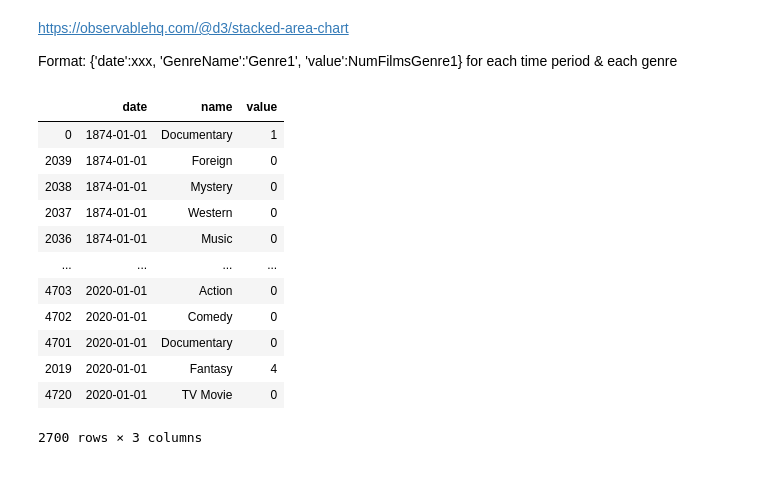
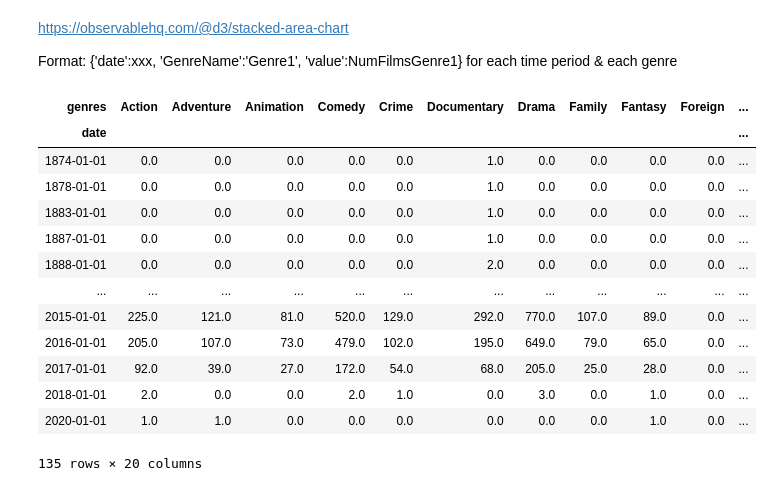
Before and after one commit to com-480-data-visualization/com-480-project-pasdenom, a Jupyter notebook: dataviz_moviesGenres.ipynb, the cells around one changed output. Drawn from its saved outputs; the diff is of its cells as text; code cells hidden in the pictures.

Commit message:
Fixes data for genre

```diff
--- a/dataviz_moviesGenres.ipynb
+++ b/dataviz_moviesGenres.ipynb
@@ -276,20 +204,3 @@ data_cumulative.to_csv('Data/data_cumulative_race.csv', columns = ['date', 'name
 https://observablehq.com/@d3/stacked-area-chart
 
 Format: {'date':xxx, 'GenreName':'Genre1', 'value':NumFilmsGenre1} for each time period & each genre
-# %%
-data_race = data_race.sort_values('date').drop_duplicates(subset = ['date', 'name'])
-data_race
-# %% [output]
-|  | date | name | value |
-| 0 | 1874-01-01 | Documentary | 1 |
-| 2039 | 1874-01-01 | Foreign | 0 |
-| 2038 | 1874-01-01 | Mystery | 0 |
-| 2037 | 1874-01-01 | Western | 0 |
-| 2036 | 1874-01-01 | Music | 0 |
-| ... | ... | ... | ... |
-| 4703 | 2020-01-01 | Action | 0 |
-| 4702 | 2020-01-01 | Comedy | 0 |
-| 4701 | 2020-01-01 | Documentary | 0 |
-| 2019 | 2020-01-01 | Fantasy | 4 |
-| 4720 | 2020-01-01 | TV Movie | 0 |
-2700 rows × 3 columns
@@ -300,2 +207,25 @@ data_area_stacked.index = pd.to_datetime(data_area_stacked.index)
+# %%
+data_area_stacked = genres_year_df.groupby(['year', 'genres']).count().reset_index()[['year', 'genres', 'date']]
+data_area_stacked.rename({'year':'date', 'date':'value'}, axis = 1, inplace = True)
+# %%
+data_area_stacked = data_area_stacked.pivot(index = 'date', columns = 'genres', values = 'value').fillna(0)
+data_area_stacked.index = pd.to_datetime(data_area_stacked.index.map(lambda x: str(int(x)) + '-01-01'))
+# %%
+data_area_stacked
+# %% [output]
+| genres | Action | Adventure | Animation | Comedy | Crime | Documentary | Drama | Family | Fantasy | Foreign | ... |
+| date |  |  |  |  |  |  |  |  |  |  | ... |
+| 1874-01-01 | 0.0 | 0.0 | 0.0 | 0.0 | 0.0 | 1.0 | 0.0 | 0.0 | 0.0 | 0.0 | ... |
+| 1878-01-01 | 0.0 | 0.0 | 0.0 | 0.0 | 0.0 | 1.0 | 0.0 | 0.0 | 0.0 | 0.0 | ... |
+| 1883-01-01 | 0.0 | 0.0 | 0.0 | 0.0 | 0.0 | 1.0 | 0.0 | 0.0 | 0.0 | 0.0 | ... |
+| 1887-01-01 | 0.0 | 0.0 | 0.0 | 0.0 | 0.0 | 1.0 | 0.0 | 0.0 | 0.0 | 0.0 | ... |
+| 1888-01-01 | 0.0 | 0.0 | 0.0 | 0.0 | 0.0 | 2.0 | 0.0 | 0.0 | 0.0 | 0.0 | ... |
+| ... | ... | ... | ... | ... | ... | ... | ... | ... | ... | ... | ... |
+| 2015-01-01 | 225.0 | 121.0 | 81.0 | 520.0 | 129.0 | 292.0 | 770.0 | 107.0 | 89.0 | 0.0 | ... |
+| 2016-01-01 | 205.0 | 107.0 | 73.0 | 479.0 | 102.0 | 195.0 | 649.0 | 79.0 | 65.0 | 0.0 | ... |
+| 2017-01-01 | 92.0 | 39.0 | 27.0 | 172.0 | 54.0 | 68.0 | 205.0 | 25.0 | 28.0 | 0.0 | ... |
+| 2018-01-01 | 2.0 | 0.0 | 0.0 | 2.0 | 1.0 | 0.0 | 3.0 | 0.0 | 1.0 | 0.0 | ... |
+| 2020-01-01 | 1.0 | 1.0 | 0.0 | 0.0 | 0.0 | 0.0 | 0.0 | 0.0 | 1.0 | 0.0 | ... |
+135 rows × 20 columns
 # %%
 data_area_stacked_5years = data_area_stacked.resample('5Y').sum().iloc[:-1]
```
Also changed, not shown: parts of 15 cells of this notebook, 2 other files.
